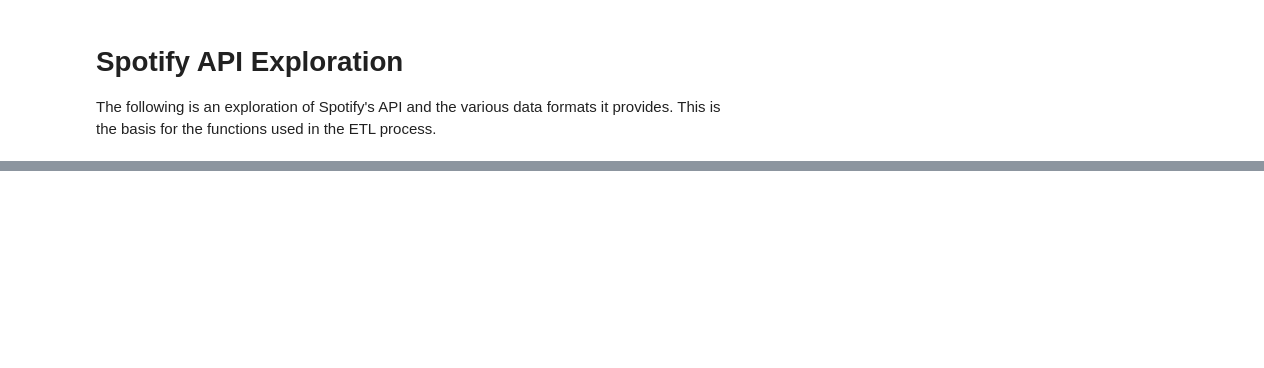
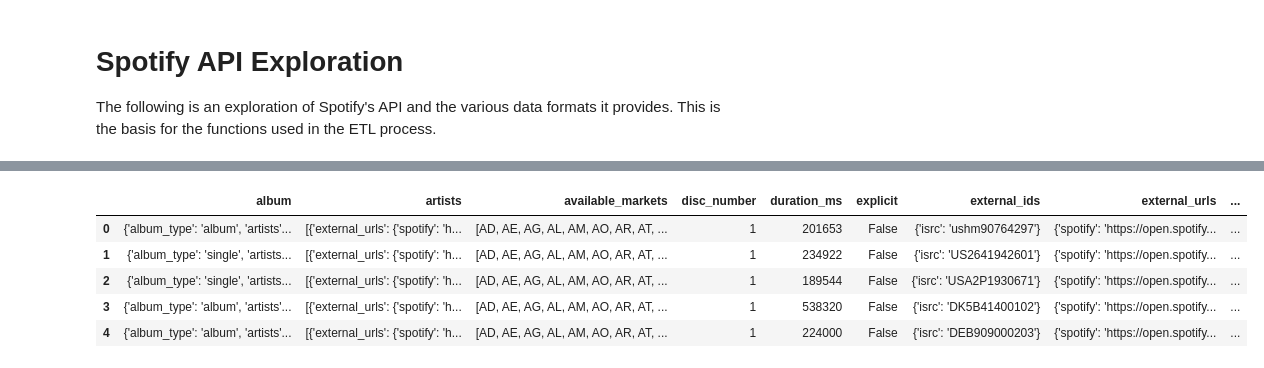
Before and after one commit to MerlinSchaefer/spotify_etl, a Jupyter notebook: exploration/api_exploration.ipynb, the cells around one changed output, grey strips where cells are left out. Saved outputs shown, nothing was run; the diff lists cells and outputs as text; code cells hidden in the pictures; blank space fills up the shorter version.

```diff
--- a/exploration/api_exploration.ipynb
+++ b/exploration/api_exploration.ipynb
@@ -32,0 +43,10 @@ SpotifyException: http status: 403, code:-1 - https://api.spotify.com/v1/me/play
+# %%
+current_tracks_df = pd.concat([current_tracks_df["track"].apply(pd.Series),current_tracks_df["played_at"]], axis=1)
+current_tracks_df.head()
+# %% [output]
+|  | album | artists | available_markets | disc_number | duration_ms | explicit | external_ids | external_urls | ... |
+| 0 | {'album_type': 'album', 'artists'... | [{'external_urls': {'spotify': 'h... | [AD, AE, AG, AL, AM, AO, AR, AT, ... | 1 | 201653 | False | {'isrc': 'ushm90764297'} | {'spotify': 'https://open.spotify... | ... |
+| 1 | {'album_type': 'single', 'artists... | [{'external_urls': {'spotify': 'h... | [AD, AE, AG, AL, AM, AO, AR, AT, ... | 1 | 234922 | False | {'isrc': 'US2641942601'} | {'spotify': 'https://open.spotify... | ... |
+| 2 | {'album_type': 'single', 'artists... | [{'external_urls': {'spotify': 'h... | [AD, AE, AG, AL, AM, AO, AR, AT, ... | 1 | 189544 | False | {'isrc': 'USA2P1930671'} | {'spotify': 'https://open.spotify... | ... |
+| 3 | {'album_type': 'album', 'artists'... | [{'external_urls': {'spotify': 'h... | [AD, AE, AG, AL, AM, AO, AR, AT, ... | 1 | 538320 | False | {'isrc': 'DK5B41400102'} | {'spotify': 'https://open.spotify... | ... |
+| 4 | {'album_type': 'album', 'artists'... | [{'external_urls': {'spotify': 'h... | [AD, AE, AG, AL, AM, AO, AR, AT, ... | 1 | 224000 | False | {'isrc': 'DEB909000203'} | {'spotify': 'https://open.spotify... | ... |
```
Also changed, not shown: parts of 11 cells of this notebook.
